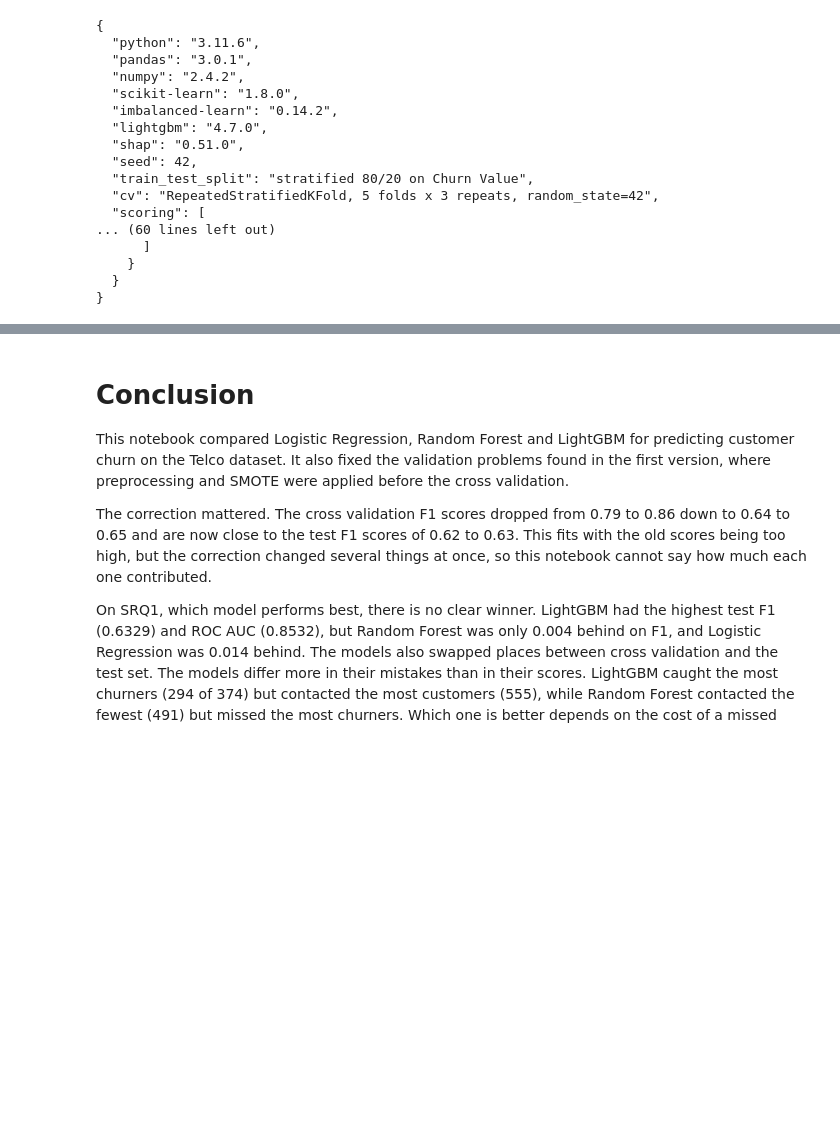
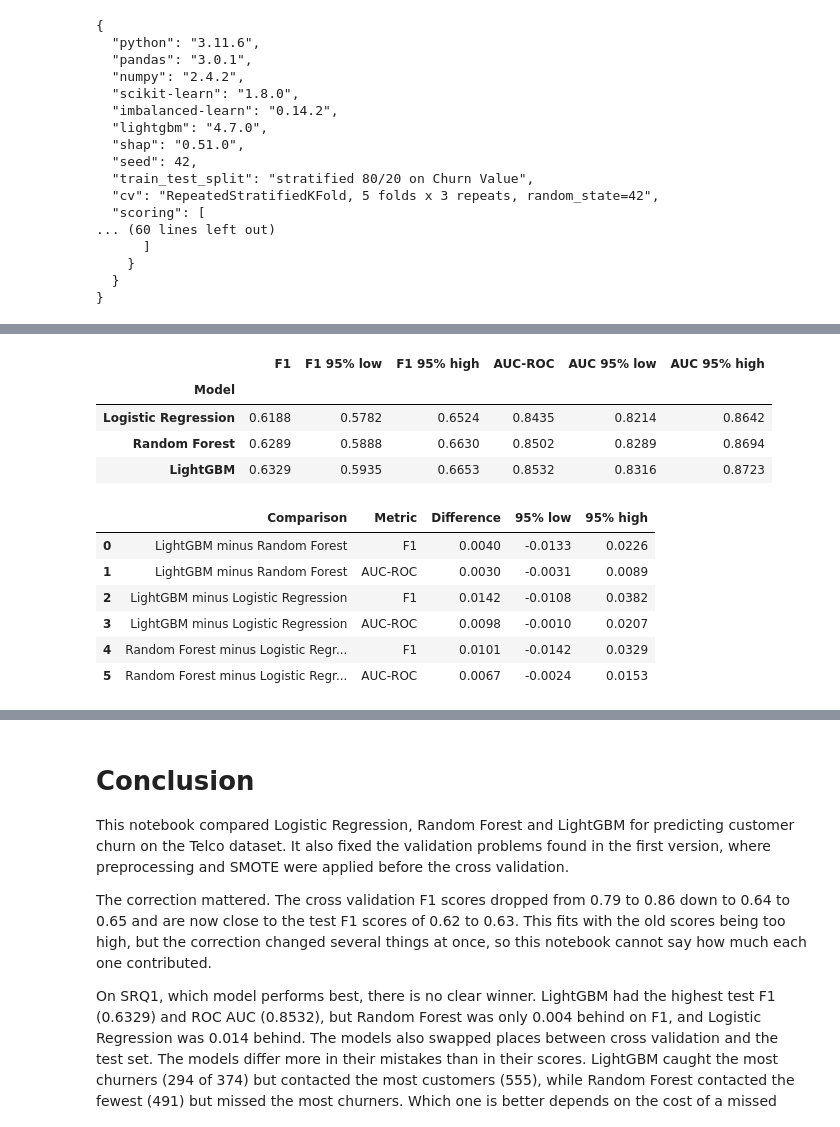
Before and after one commit to ST10294145/Customer-Churn-Data-Analysis, a Jupyter notebook: churn_modeling.ipynb, the cells around one changed output, grey strips where cells are left out. Drawn from its saved outputs; the diff is of its cells as text; code cells hidden in the pictures; blank space fills up the shorter version.

```diff
--- a/churn_modeling.ipynb
+++ b/churn_modeling.ipynb
@@ -637,0 +644,49 @@ print(json.dumps(run_info, indent=2))
+# %%
+y_true = np.asarray(y_test)
+model_names = list(probabilities.keys())
+rng = np.random.default_rng(SEED)
+B = 1000
+idx = rng.integers(0, len(y_true), size=(B, len(y_true)))
+
+boot_f1 = {n: [] for n in model_names}
+boot_auc = {n: [] for n in model_names}
+for b in idx:
+    for n in model_names:
+        boot_f1[n].append(f1_score(y_true[b], predictions[n][b]))
+        boot_auc[n].append(roc_auc_score(y_true[b], probabilities[n][b]))
+
+rows = []
+for n in model_names:
+    f_lo, f_hi = np.percentile(boot_f1[n], [2.5, 97.5])
+    a_lo, a_hi = np.percentile(boot_auc[n], [2.5, 97.5])
+    rows.append({"Model": n,
+                 "F1": round(f1_score(y_true, predictions[n]), 4),
+                 "F1 95% low": round(f_lo, 4), "F1 95% high": round(f_hi, 4),
+                 "AUC-ROC": round(roc_auc_score(y_true, probabilities[n]), 4),
+                 "AUC 95% low": round(a_lo, 4), "AUC 95% high": round(a_hi, 4)})
+display(pd.DataFrame(rows).set_index("Model"))
+
+pairs = [("LightGBM", "Random Forest"), ("LightGBM", "Logistic Regression"), ("Random Forest", "Logistic Regression")]
+diff_rows = []
+for a, b in pairs:
+    for label, boot, point in [("F1", boot_f1, f1_score), ("AUC-ROC", boot_auc, None)]:
+        d = np.array(boot[a]) - np.array(boot[b])
+        est = (f1_score(y_true, predictions[a]) - f1_score(y_true, predictions[b])) if point else \
+              (roc_auc_score(y_true, probabilities[a]) - roc_auc_score(y_true, probabilities[b]))
+        lo, hi = np.percentile(d, [2.5, 97.5])
+        diff_rows.append({"Comparison": f"{a} minus {b}", "Metric": label,
+                          "Difference": round(est, 4), "95% low": round(lo, 4), "95% high": round(hi, 4)})
+display(pd.DataFrame(diff_rows))
+# %% [output]
+|  | F1 | F1 95% low | F1 95% high | AUC-ROC | AUC 95% low | AUC 95% high |
+| Model |  |  |  |  |  |  |
+| Logistic Regression | 0.6188 | 0.5782 | 0.6524 | 0.8435 | 0.8214 | 0.8642 |
+| Random Forest | 0.6289 | 0.5888 | 0.6630 | 0.8502 | 0.8289 | 0.8694 |
+| LightGBM | 0.6329 | 0.5935 | 0.6653 | 0.8532 | 0.8316 | 0.8723 |
+|  | Comparison | Metric | Difference | 95% low | 95% high |
+| 0 | LightGBM minus Random Forest | F1 | 0.0040 | -0.0133 | 0.0226 |
+| 1 | LightGBM minus Random Forest | AUC-ROC | 0.0030 | -0.0031 | 0.0089 |
+| 2 | LightGBM minus Logistic Regression | F1 | 0.0142 | -0.0108 | 0.0382 |
+| 3 | LightGBM minus Logistic Regression | AUC-ROC | 0.0098 | -0.0010 | 0.0207 |
+| 4 | Random Forest minus Logistic Regr... | F1 | 0.0101 | -0.0142 | 0.0329 |
+| 5 | Random Forest minus Logistic Regr... | AUC-ROC | 0.0067 | -0.0024 | 0.0153 |
```
Also changed, not shown: parts of 3 cells of this notebook, 1 other file.
